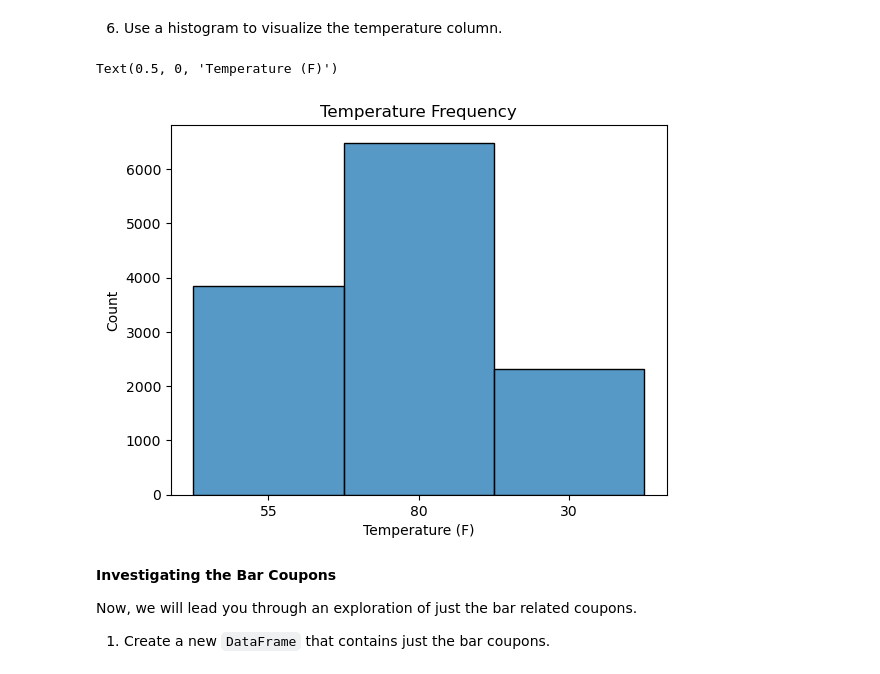
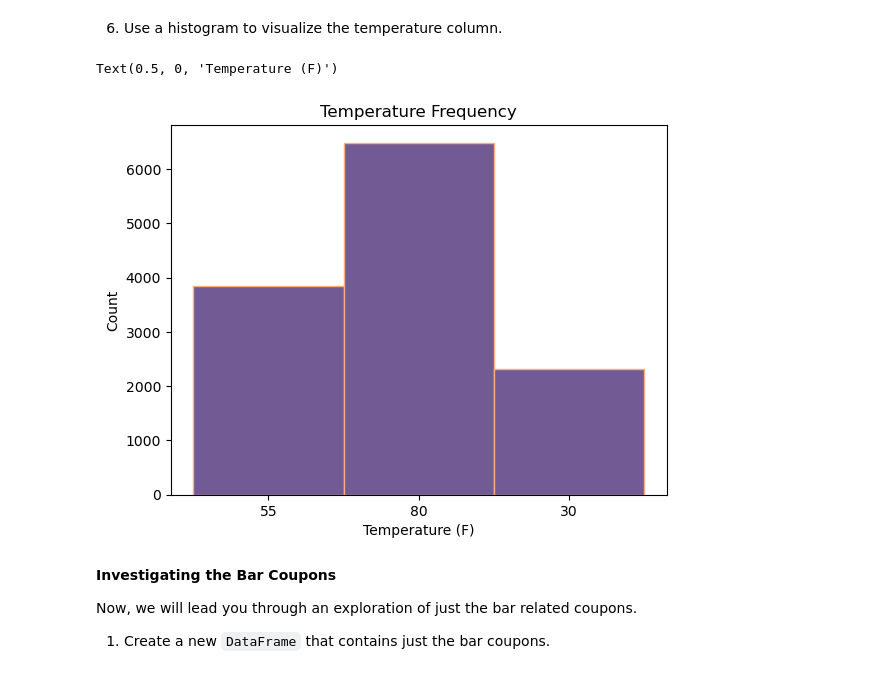
Before and after one commit to shahprincea/ml-coupon-4-customer, a Jupyter notebook: prompt.ipynb, the cells around one changed output. Cells and saved outputs as stored; diff of their text form; code cells hidden in the pictures.

Commit message:
Changed color pallet

```diff
--- a/prompt.ipynb
+++ b/prompt.ipynb
@@ -134,12 +134,12 @@ plt.xticks(rotation=45)
 # %% [markdown]
 6. Use a histogram to visualize the temperature column.
 # %%
-sns.histplot(data['temperature'].astype(str))
+sns.histplot(data['temperature'].astype(str), color='#432371', edgecolor='#FAAE7B')
 plt.title('Temperature Frequency')
 plt.xlabel('Temperature (F)')
 # %% [output]
 Text(0.5, 0, 'Temperature (F)')
-[figure, old version]
+[figure, new version]
 # %% [markdown]
 **Investigating the Bar Coupons**
 
```
Also changed, not shown: parts of 11 cells of this notebook, 8 other files.
